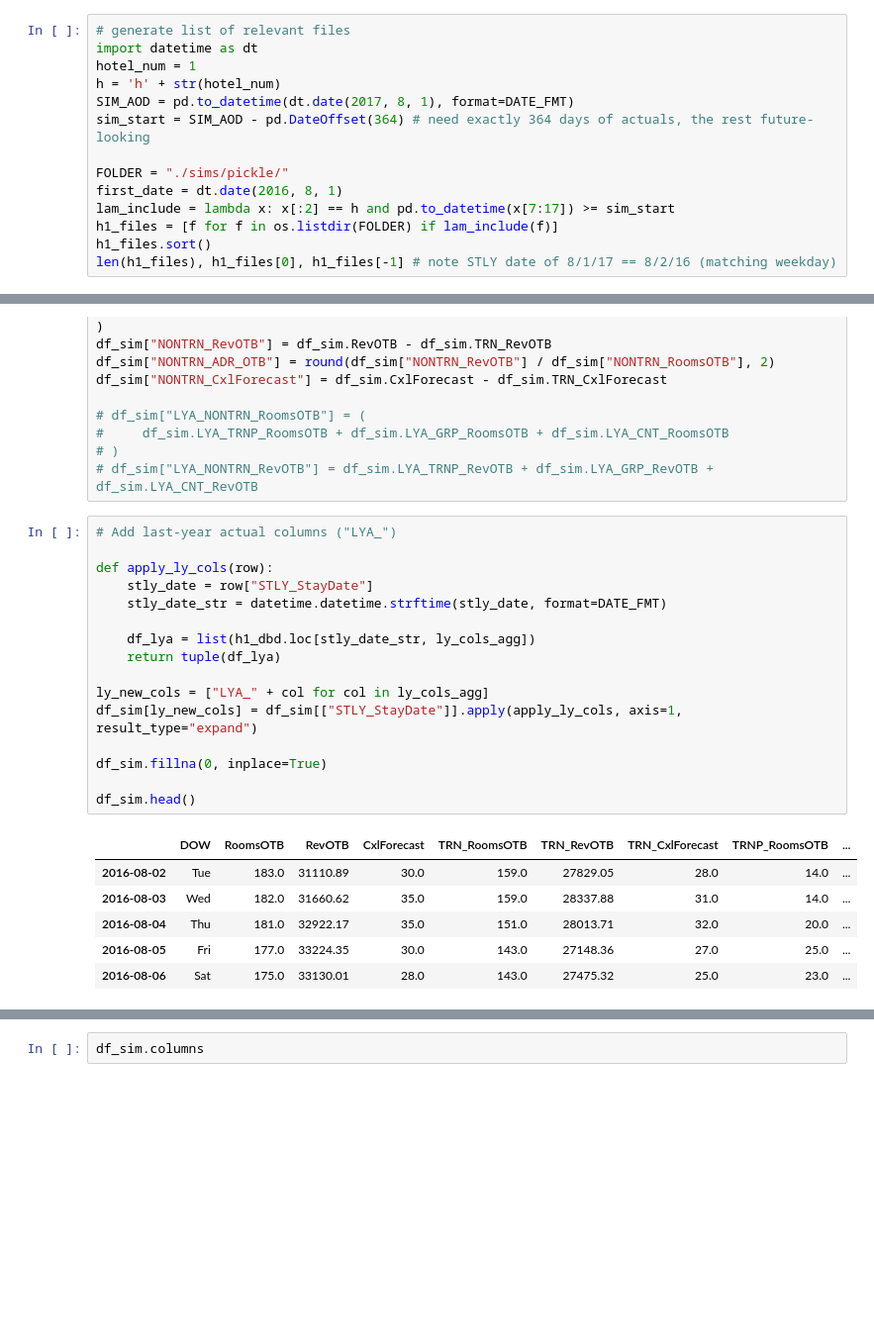
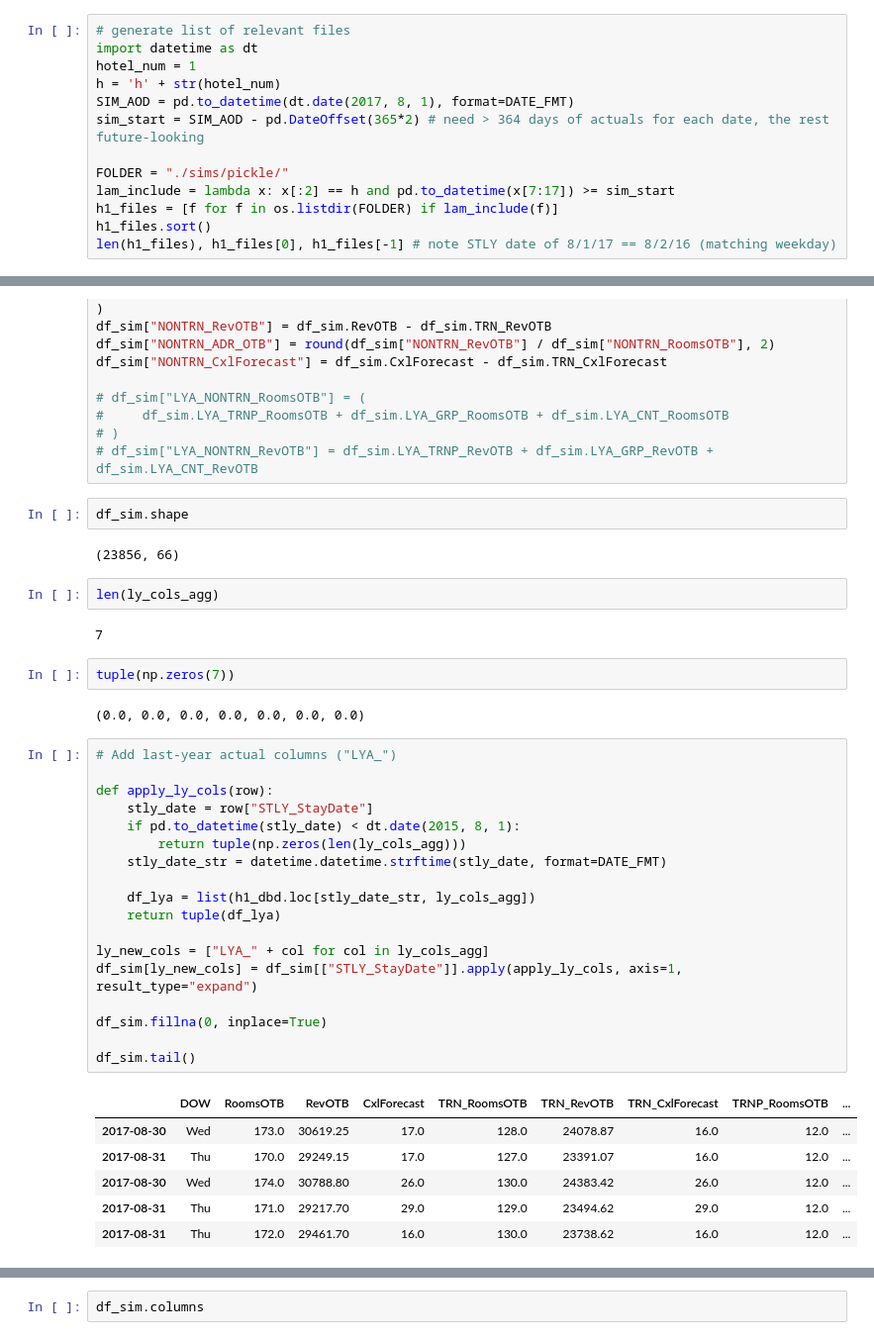
Before and after one commit to edubu2/hotel-revman-system, a Jupyter notebook: code/feature_eng_demand.ipynb, the cells around one changed output, grey strips where cells are left out. Shown at 99% size. Cells and saved outputs as stored; diff of their text form; blank space fills up the shorter version.

```diff
--- a/code/feature_eng_demand.ipynb
+++ b/code/feature_eng_demand.ipynb
@@ -109,10 +108,9 @@ import datetime as dt
 hotel_num = 1
 h = 'h' + str(hotel_num)
 SIM_AOD = pd.to_datetime(dt.date(2017, 8, 1), format=DATE_FMT)
-sim_start = SIM_AOD - pd.DateOffset(364) # need exactly 364 days of actuals, the rest future-looking
+sim_start = SIM_AOD - pd.DateOffset(365*2) # need > 364 days of actuals for each date, the rest future-looking
 
 FOLDER = "./sims/pickle/"
-first_date = dt.date(2016, 8, 1)
 lam_include = lambda x: x[:2] == h and pd.to_datetime(x[7:17]) >= sim_start
 h1_files = [f for f in os.listdir(FOLDER) if lam_include(f)]
 h1_files.sort()
@@ -180,26 +190,40 @@ df_sim["NONTRN_CxlForecast"] = df_sim.CxlForecast - df_sim.TRN_CxlForecast
 #     df_sim.LYA_TRNP_RoomsOTB + df_sim.LYA_GRP_RoomsOTB + df_sim.LYA_CNT_RoomsOTB
 # )
 # df_sim["LYA_NONTRN_RevOTB"] = df_sim.LYA_TRNP_RevOTB + df_sim.LYA_GRP_RevOTB + df_sim.LYA_CNT_RevOTB
+# %%
+df_sim.shape
+# %% [output]
+(23856, 66)
+# %%
+len(ly_cols_agg)
+# %% [output]
+7
+# %%
+tuple(np.zeros(7))
+# %% [output]
+(0.0, 0.0, 0.0, 0.0, 0.0, 0.0, 0.0)
 # %%
 # Add last-year actual columns ("LYA_")
 
 def apply_ly_cols(row):
     stly_date = row["STLY_StayDate"]
+    if pd.to_datetime(stly_date) < dt.date(2015, 8, 1):
+        return tuple(np.zeros(len(ly_cols_agg)))
     stly_date_str = datetime.datetime.strftime(stly_date, format=DATE_FMT)
 
     df_lya = list(h1_dbd.loc[stly_date_str, ly_cols_agg])
     return tuple(df_lya)
 
 ly_new_cols = ["LYA_" + col for col in ly_cols_agg]
 df_sim[ly_new_cols] = df_sim[["STLY_StayDate"]].apply(apply_ly_cols, axis=1, result_type="expand")
 
 df_sim.fillna(0, inplace=True)
 
-df_sim.head()
+df_sim.tail()
 # %% [output]
 |  | DOW | RoomsOTB | RevOTB | CxlForecast | TRN_RoomsOTB | TRN_RevOTB | TRN_CxlForecast | TRNP_RoomsOTB | ... |
-| 2016-08-02 | Tue | 183.0 | 31110.89 | 30.0 | 159.0 | 27829.05 | 28.0 | 14.0 | ... |
-| 2016-08-03 | Wed | 182.0 | 31660.62 | 35.0 | 159.0 | 28337.88 | 31.0 | 14.0 | ... |
-| 2016-08-04 | Thu | 181.0 | 32922.17 | 35.0 | 151.0 | 28013.71 | 32.0 | 20.0 | ... |
-| 2016-08-05 | Fri | 177.0 | 33224.35 | 30.0 | 143.0 | 27148.36 | 27.0 | 25.0 | ... |
-| 2016-08-06 | Sat | 175.0 | 33130.01 | 28.0 | 143.0 | 27475.32 | 25.0 | 23.0 | ... |
+| 2017-08-30 | Wed | 173.0 | 30619.25 | 17.0 | 128.0 | 24078.87 | 16.0 | 12.0 | ... |
+| 2017-08-31 | Thu | 170.0 | 29249.15 | 17.0 | 127.0 | 23391.07 | 16.0 | 12.0 | ... |
+| 2017-08-30 | Wed | 174.0 | 30788.80 | 26.0 | 130.0 | 24383.42 | 26.0 | 12.0 | ... |
+| 2017-08-31 | Thu | 171.0 | 29217.70 | 29.0 | 129.0 | 23494.62 | 29.0 | 12.0 | ... |
+| 2017-08-31 | Thu | 172.0 | 29461.70 | 16.0 | 130.0 | 23738.62 | 16.0 | 12.0 | ... |
```
Also changed, not shown: parts of 30 cells of this notebook, 1 other file.
